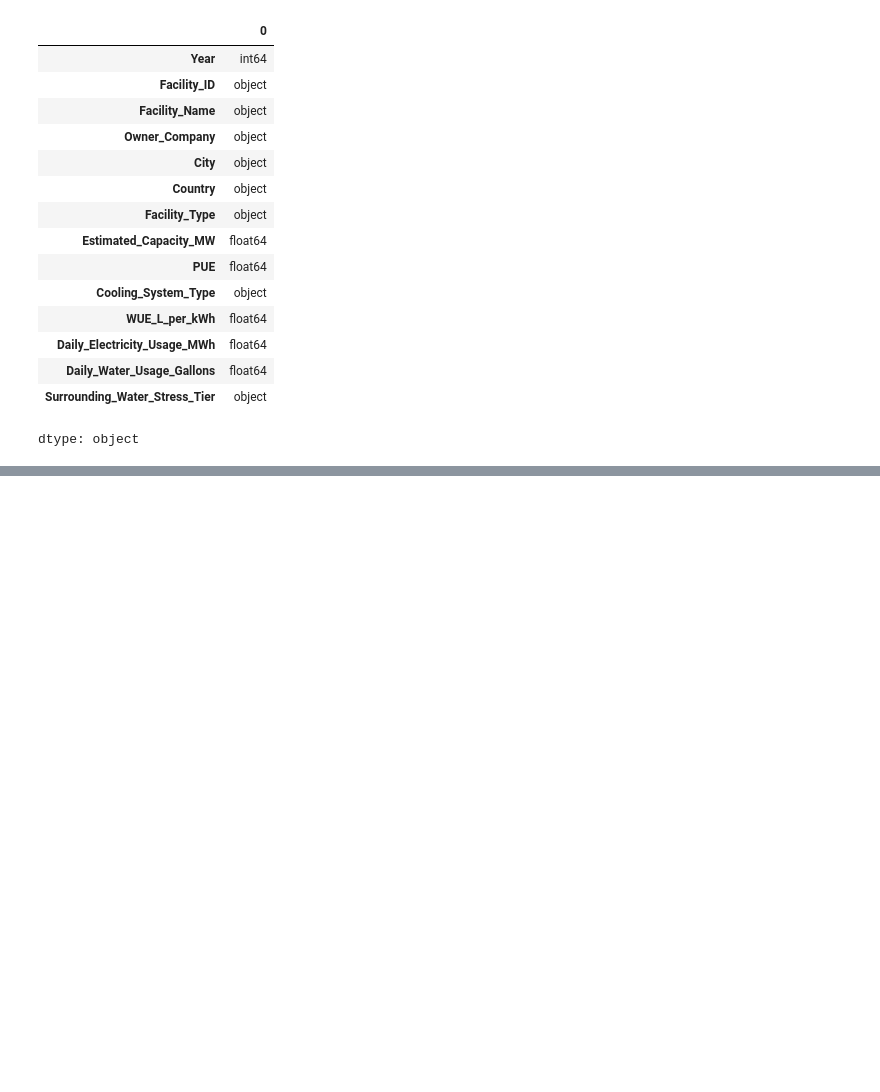
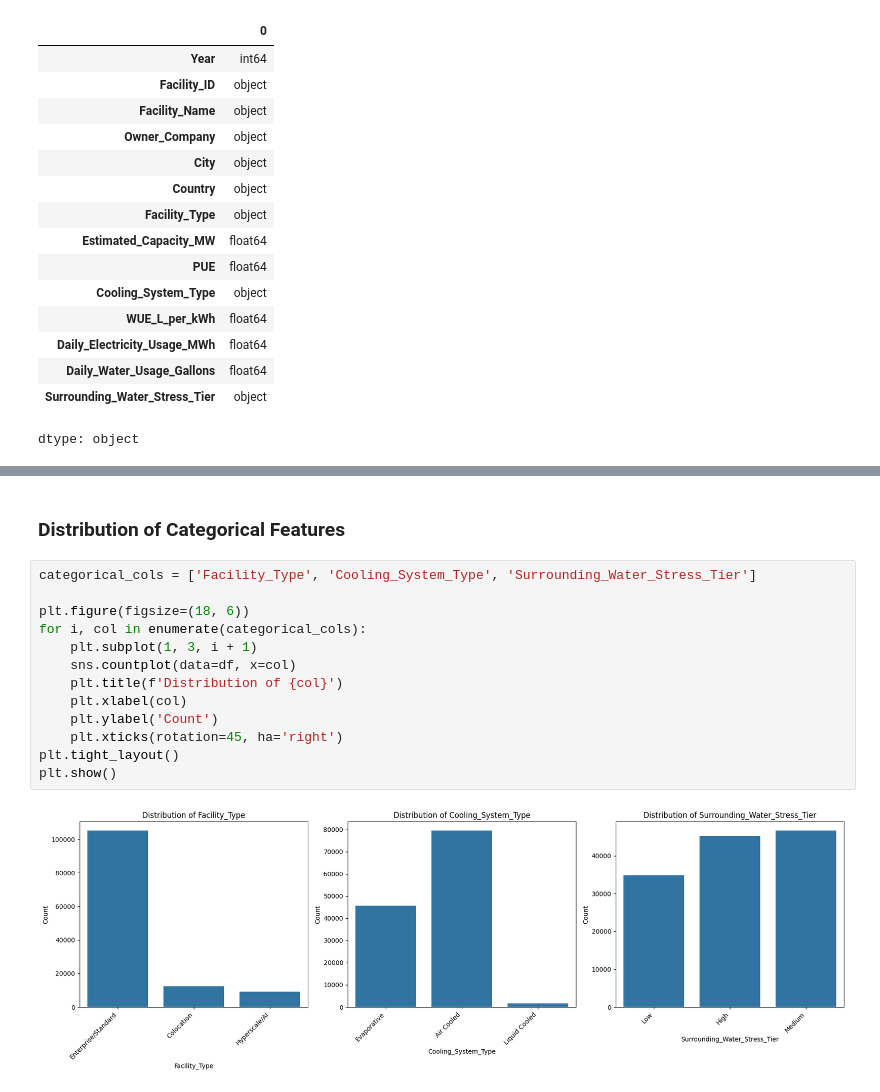
Before and after one commit to kxrrym03/Data-Center-AI-Water-Electricity-Usage, a Jupyter notebook: Water_Electricity_Usage_in_Data_Centers.ipynb, the cells around one changed output, grey strips where cells are left out. Cells and saved outputs as stored; diff of their text form; blank space fills up the shorter version.

```diff
--- a/Water_Electricity_Usage_in_Data_Centers.ipynb
+++ b/Water_Electricity_Usage_in_Data_Centers.ipynb
@@ -113,0 +132,17 @@ dtype: object
+# %% [markdown]
+### Distribution of Categorical Features
+# %%
+categorical_cols = ['Facility_Type', 'Cooling_System_Type', 'Surrounding_Water_Stress_Tier']
+
+plt.figure(figsize=(18, 6))
+for i, col in enumerate(categorical_cols):
+    plt.subplot(1, 3, i + 1)
+    sns.countplot(data=df, x=col)
+    plt.title(f'Distribution of {col}')
+    plt.xlabel(col)
+    plt.ylabel('Count')
+    plt.xticks(rotation=45, ha='right')
+plt.tight_layout()
+plt.show()
+# %% [output]
+[figure, added]
```
Also changed, not shown: parts of 14 cells of this notebook.
